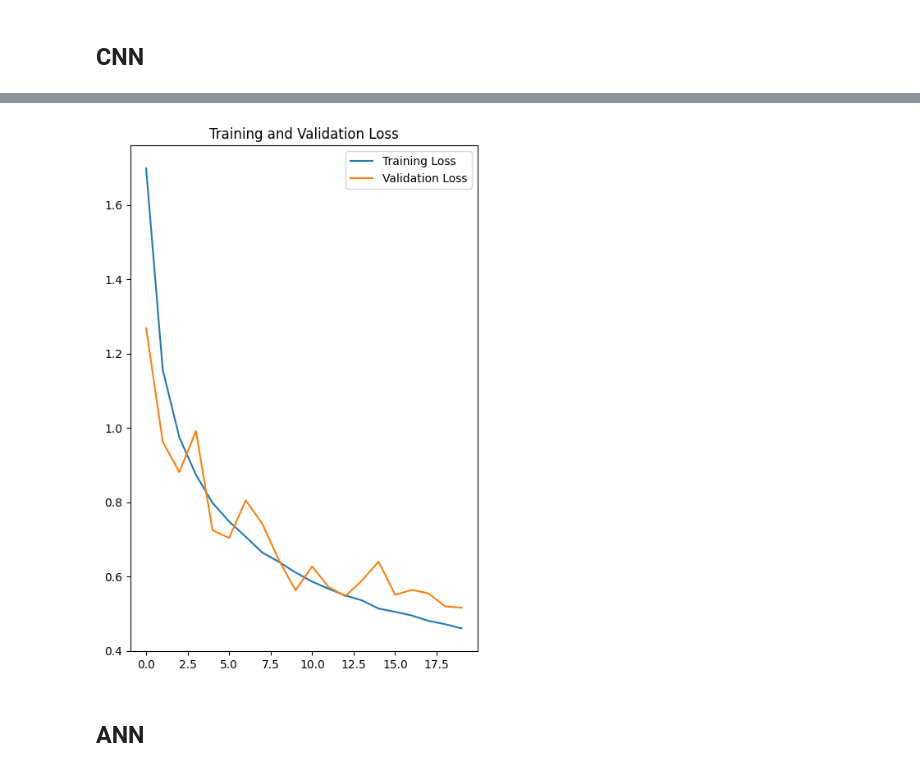
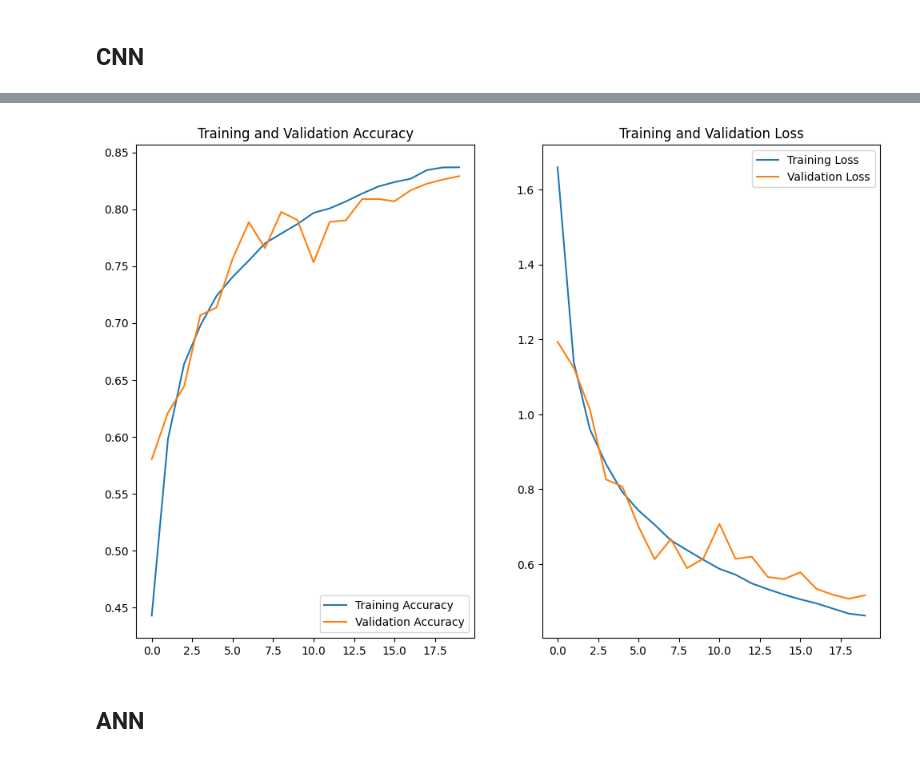
Before and after one commit to Dhruv1603/CNN_VS_ANN, a Jupyter notebook: CNN_VS_ANN.ipynb, the cells around one changed output, grey strips where cells are left out. Drawn from its saved outputs; the diff is of its cells as text; code cells hidden in the pictures.

```diff
--- a/CNN_VS_ANN.ipynb
+++ b/CNN_VS_ANN.ipynb
@@ -134,13 +125,21 @@ test_loss, test_acc = model.evaluate(test_images, test_labels, verbose=2)
 # %%
+# Plot accuracy and loss of ANN
+
 plt.figure(figsize=(12, 8))
+plt.subplot(1, 2, 1)
+plt.plot(history.history['accuracy'], label='Training Accuracy')
+plt.plot(history.history['val_accuracy'], label='Validation Accuracy')
+plt.legend(loc='lower right')
+plt.title('Training and Validation Accuracy')
+
 plt.subplot(1, 2, 2)
 plt.plot(history.history['loss'], label='Training Loss')
 plt.plot(history.history['val_loss'], label='Validation Loss')
 plt.legend(loc='upper right')
 plt.title('Training and Validation Loss')
 plt.show()
 # %% [output]
-[figure, old version]
+[figure, new version]
 # %% [markdown]
 ## ANN
 # %%
```
Also changed, not shown: parts of 11 cells of this notebook.
